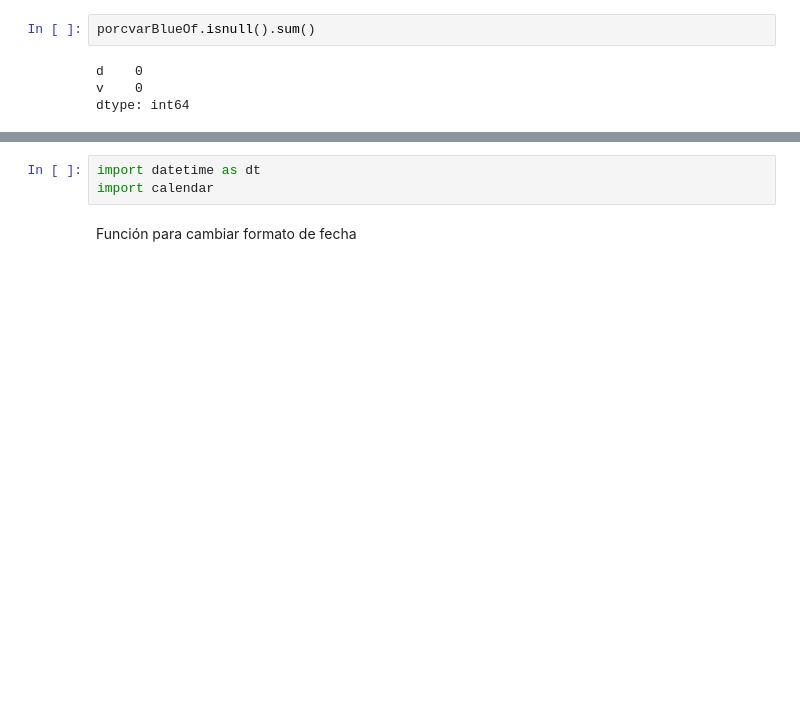
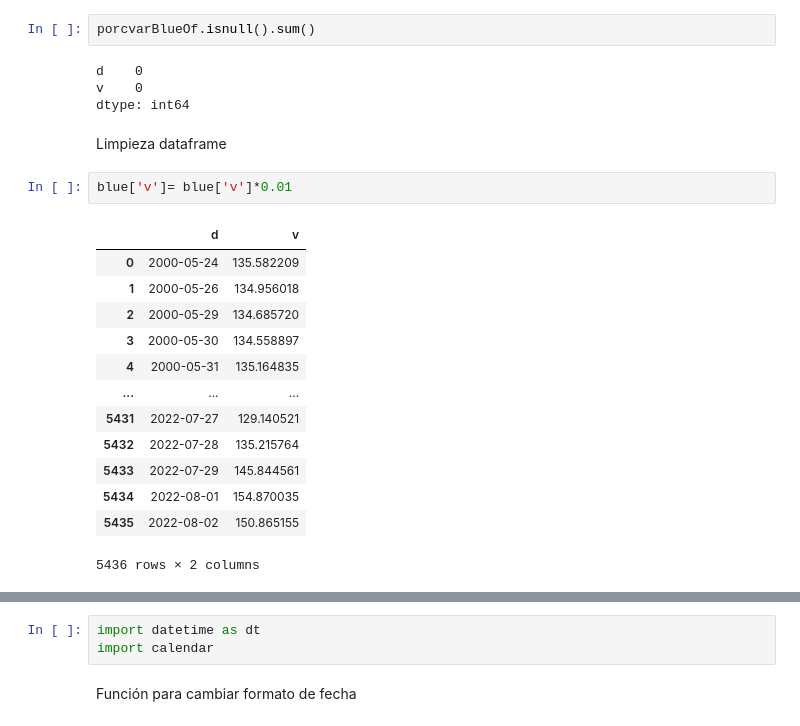
Before and after one commit to alimusac/TP2-Musacchio, a Jupyter notebook: TP1.ipynb, the cells around one changed output, grey strips where cells are left out. Drawn from its saved outputs; the diff is of its cells as text; blank space fills up the shorter version.

```diff
--- a/TP1.ipynb
+++ b/TP1.ipynb
@@ -84,3 +98,21 @@ porcvarBlueOf.isnull().sum()
 d    0
 v    0
 dtype: int64
+# %% [markdown]
+Limpieza dataframe
+# %%
+blue['v']= blue['v']*0.01
+# %% [output]
+|  | d | v |
+| 0 | 2000-05-24 | 135.582209 |
+| 1 | 2000-05-26 | 134.956018 |
+| 2 | 2000-05-29 | 134.685720 |
+| 3 | 2000-05-30 | 134.558897 |
+| 4 | 2000-05-31 | 135.164835 |
+| ... | ... | ... |
+| 5431 | 2022-07-27 | 129.140521 |
+| 5432 | 2022-07-28 | 135.215764 |
+| 5433 | 2022-07-29 | 145.844561 |
+| 5434 | 2022-08-01 | 154.870035 |
+| 5435 | 2022-08-02 | 150.865155 |
+5436 rows × 2 columns
```
Also changed, not shown: parts of 17 cells of this notebook.
